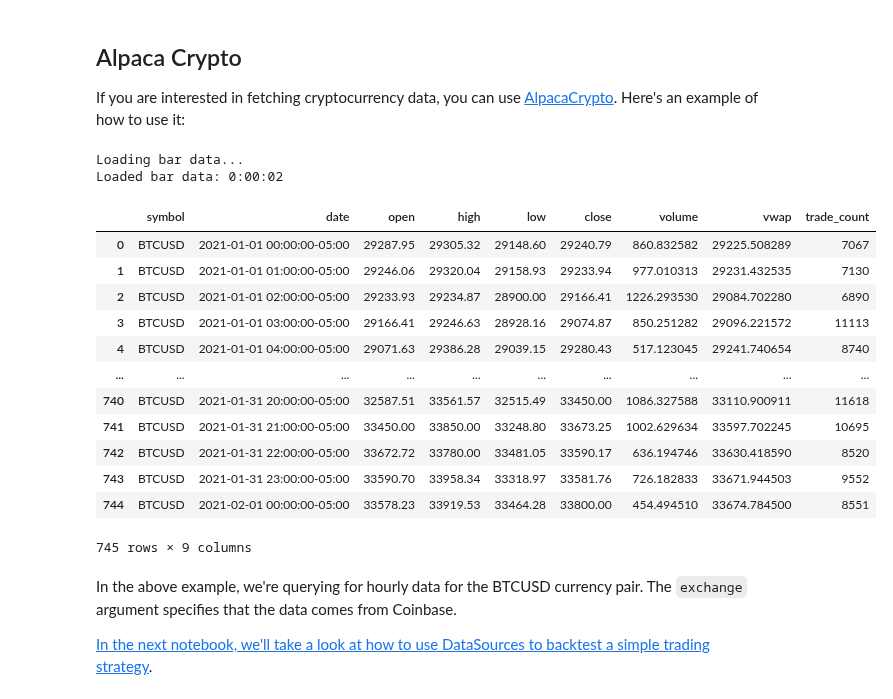
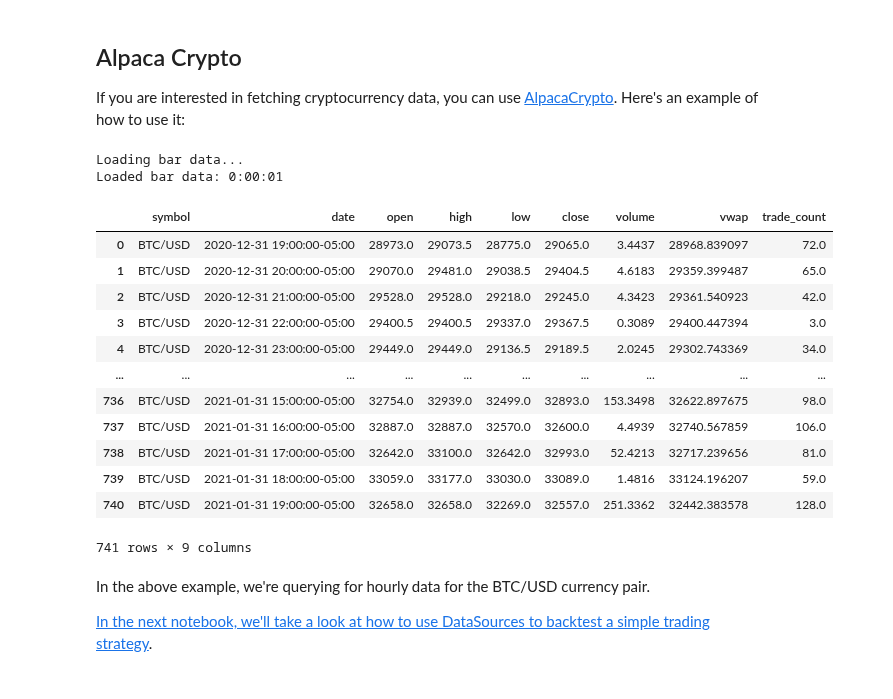
Before and after one commit to edtechre/pybroker, a Jupyter notebook: docs/notebooks/1. Getting Started with Data Sources.ipynb, the cells around one changed output. Saved outputs shown, nothing was run; the diff lists cells and outputs as text; code cells hidden in the pictures.

Commit message:
Upgrades alpaca-trade-api to alpaca-py
Replaces deprecated alpaca-trade-api dependency with alpaca-py. Adds "month" as valid timeframe.

````diff
--- a/docs/notebooks/1. Getting Started with Data Sources.ipynb
+++ b/docs/notebooks/1. Getting Started with Data Sources.ipynb
@@ -134,30 +134,29 @@ If you are interested in fetching cryptocurrency data, you can use [AlpacaCrypto
 # %%
 from pybroker import AlpacaCrypto
 
 crypto = AlpacaCrypto(
     os.environ['ALPACA_API_KEY'],
-    os.environ['ALPACA_API_SECRET'],
-    exchange='CBSE'
+    os.environ['ALPACA_API_SECRET']
 )
-df = crypto.query('BTCUSD', start_date='1/1/2021', end_date='2/1/2021', timeframe='1h')
+df = crypto.query('BTC/USD', start_date='1/1/2021', end_date='2/1/2021', timeframe='1h')
 df
 # %% [output]
 Loading bar data...
-Loaded bar data: 0:00:02
+Loaded bar data: 0:00:01
 |  | symbol | date | open | high | low | close | volume | vwap | trade_count |
-| 0 | BTCUSD | 2021-01-01 00:00:00-05:00 | 29287.95 | 29305.32 | 29148.60 | 29240.79 | 860.832582 | 29225.508289 | 7067 |
-| 1 | BTCUSD | 2021-01-01 01:00:00-05:00 | 29246.06 | 29320.04 | 29158.93 | 29233.94 | 977.010313 | 29231.432535 | 7130 |
-| 2 | BTCUSD | 2021-01-01 02:00:00-05:00 | 29233.93 | 29234.87 | 28900.00 | 29166.41 | 1226.293530 | 29084.702280 | 6890 |
-| 3 | BTCUSD | 2021-01-01 03:00:00-05:00 | 29166.41 | 29246.63 | 28928.16 | 29074.87 | 850.251282 | 29096.221572 | 11113 |
-| 4 | BTCUSD | 2021-01-01 04:00:00-05:00 | 29071.63 | 29386.28 | 29039.15 | 29280.43 | 517.123045 | 29241.740654 | 8740 |
+| 0 | BTC/USD | 2020-12-31 19:00:00-05:00 | 28973.0 | 29073.5 | 28775.0 | 29065.0 | 3.4437 | 28968.839097 | 72.0 |
+| 1 | BTC/USD | 2020-12-31 20:00:00-05:00 | 29070.0 | 29481.0 | 29038.5 | 29404.5 | 4.6183 | 29359.399487 | 65.0 |
+| 2 | BTC/USD | 2020-12-31 21:00:00-05:00 | 29528.0 | 29528.0 | 29218.0 | 29245.0 | 4.3423 | 29361.540923 | 42.0 |
+| 3 | BTC/USD | 2020-12-31 22:00:00-05:00 | 29400.5 | 29400.5 | 29337.0 | 29367.5 | 0.3089 | 29400.447394 | 3.0 |
+| 4 | BTC/USD | 2020-12-31 23:00:00-05:00 | 29449.0 | 29449.0 | 29136.5 | 29189.5 | 2.0245 | 29302.743369 | 34.0 |
 | ... | ... | ... | ... | ... | ... | ... | ... | ... | ... |
-| 740 | BTCUSD | 2021-01-31 20:00:00-05:00 | 32587.51 | 33561.57 | 32515.49 | 33450.00 | 1086.327588 | 33110.900911 | 11618 |
-| 741 | BTCUSD | 2021-01-31 21:00:00-05:00 | 33450.00 | 33850.00 | 33248.80 | 33673.25 | 1002.629634 | 33597.702245 | 10695 |
-| 742 | BTCUSD | 2021-01-31 22:00:00-05:00 | 33672.72 | 33780.00 | 33481.05 | 33590.17 | 636.194746 | 33630.418590 | 8520 |
-| 743 | BTCUSD | 2021-01-31 23:00:00-05:00 | 33590.70 | 33958.34 | 33318.97 | 33581.76 | 726.182833 | 33671.944503 | 9552 |
-| 744 | BTCUSD | 2021-02-01 00:00:00-05:00 | 33578.23 | 33919.53 | 33464.28 | 33800.00 | 454.494510 | 33674.784500 | 8551 |
+| 736 | BTC/USD | 2021-01-31 15:00:00-05:00 | 32754.0 | 32939.0 | 32499.0 | 32893.0 | 153.3498 | 32622.897675 | 98.0 |
+| 737 | BTC/USD | 2021-01-31 16:00:00-05:00 | 32887.0 | 32887.0 | 32570.0 | 32600.0 | 4.4939 | 32740.567859 | 106.0 |
+| 738 | BTC/USD | 2021-01-31 17:00:00-05:00 | 32642.0 | 33100.0 | 32642.0 | 32993.0 | 52.4213 | 32717.239656 | 81.0 |
+| 739 | BTC/USD | 2021-01-31 18:00:00-05:00 | 33059.0 | 33177.0 | 33030.0 | 33089.0 | 1.4816 | 33124.196207 | 59.0 |
+| 740 | BTC/USD | 2021-01-31 19:00:00-05:00 | 32658.0 | 32658.0 | 32269.0 | 32557.0 | 251.3362 | 32442.383578 | 128.0 |
-745 rows × 9 columns
+741 rows × 9 columns
 # %% [markdown]
-In the above example, we're querying for hourly data for the BTCUSD currency pair. The ```exchange``` argument specifies that the data comes from Coinbase.
+In the above example, we're querying for hourly data for the BTC/USD currency pair.
 
 [In the next notebook, we'll take a look at how to use DataSources to backtest a simple trading strategy](https://www.pybroker.com/en/latest/notebooks/2.%20Backtesting%20a%20Strategy.html).
````
Also changed, not shown: parts of 4 cells of this notebook, 7 other files.
